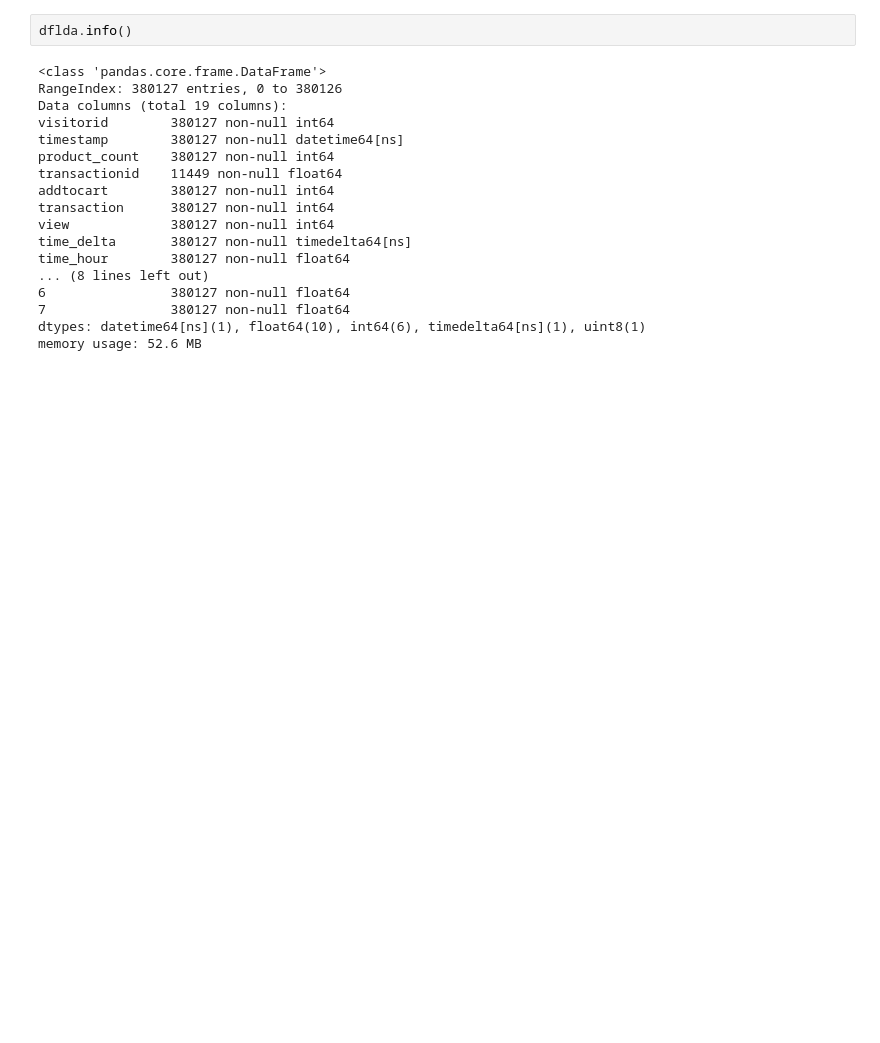
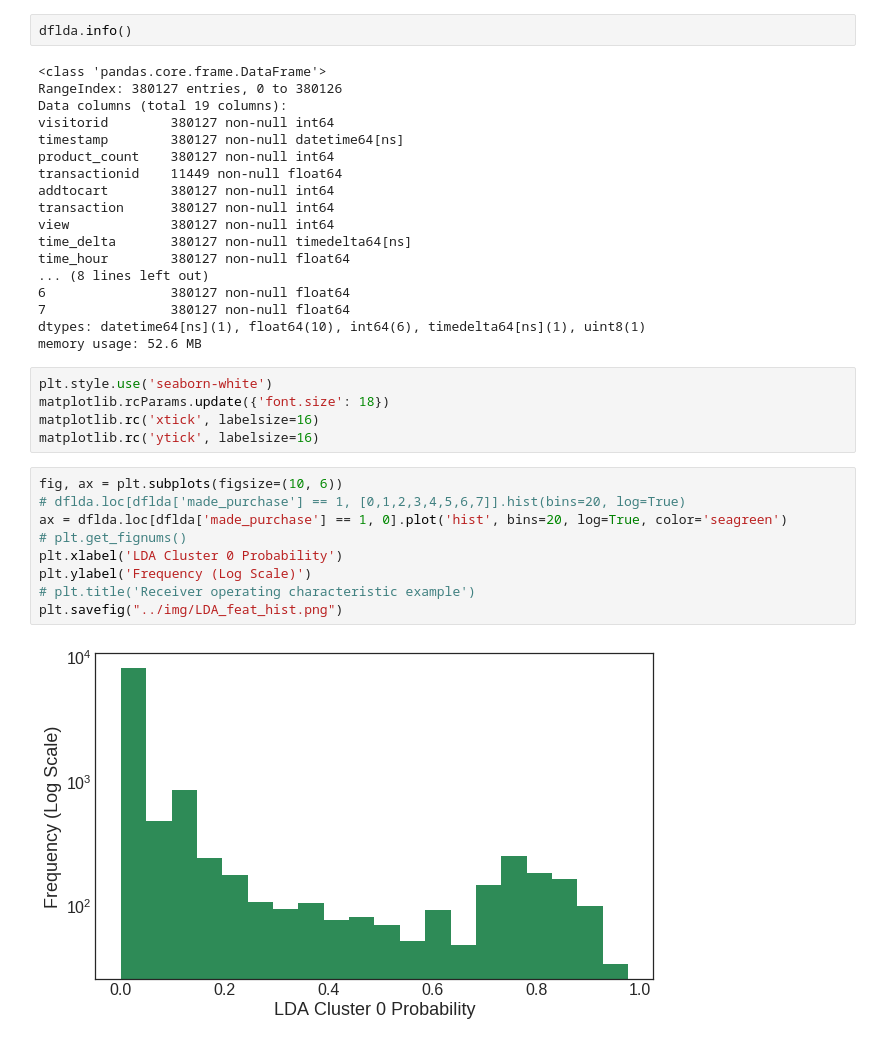
Before and after one commit to truejimfrank/WebCustomerFingerprints, a Jupyter notebook: notebooks/log_regression.ipynb, the cells around one changed output. Cells and saved outputs as stored; diff of their text form; blank space fills up the shorter version.

Commit message:
last histo

```diff
--- a/notebooks/log_regression.ipynb
+++ b/notebooks/log_regression.ipynb
@@ -273,3 +285,19 @@ time_hour        380127 non-null float64
 7                380127 non-null float64
 dtypes: datetime64[ns](1), float64(10), int64(6), timedelta64[ns](1), uint8(1)
 memory usage: 52.6 MB
+# %%
+plt.style.use('seaborn-white')
+matplotlib.rcParams.update({'font.size': 18})
+matplotlib.rc('xtick', labelsize=16)
+matplotlib.rc('ytick', labelsize=16)
+# %%
+fig, ax = plt.subplots(figsize=(10, 6))
+# dflda.loc[dflda['made_purchase'] == 1, [0,1,2,3,4,5,6,7]].hist(bins=20, log=True)
+ax = dflda.loc[dflda['made_purchase'] == 1, 0].plot('hist', bins=20, log=True, color='seagreen')
+# plt.get_fignums()
+plt.xlabel('LDA Cluster 0 Probability')
+plt.ylabel('Frequency (Log Scale)')
+# plt.title('Receiver operating characteristic example')
+plt.savefig("../img/LDA_feat_hist.png")
+# %% [output]
+[figure, added]
```
Also changed, not shown: parts of 2 cells of this notebook, 3 other files.
